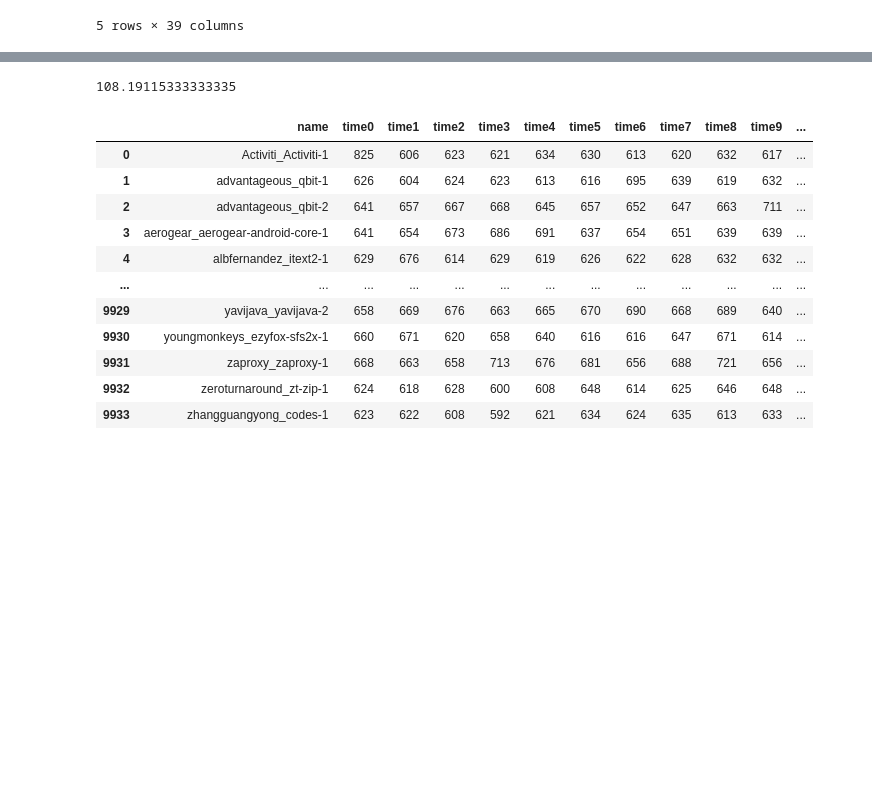
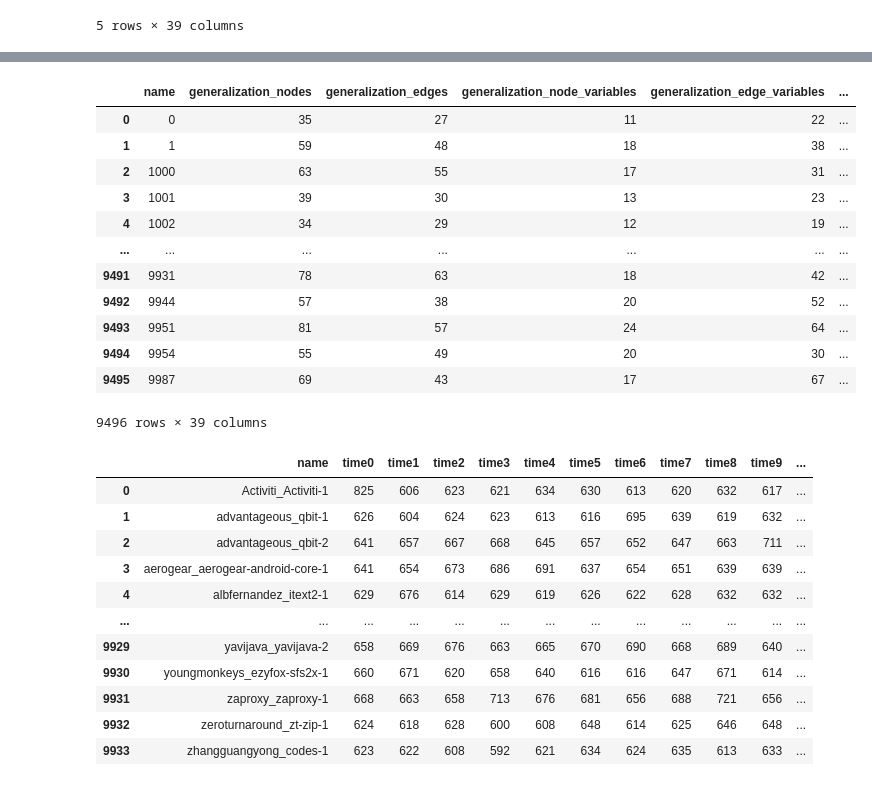
Before and after one commit to mreza-kiani/graph-generalization-algorithm, a Jupyter notebook: src/main/resources/scripts/performance/CodeSearchNet/analyzer.ipynb, the cells around one changed output, grey strips where cells are left out. Saved outputs shown, nothing was run; the diff lists cells and outputs as text; code cells hidden in the pictures; blank space fills up the shorter version.

```diff
--- a/src/main/resources/scripts/performance/CodeSearchNet/analyzer.ipynb
+++ b/src/main/resources/scripts/performance/CodeSearchNet/analyzer.ipynb
@@ -92,8 +87,19 @@ df.head()
-# %%
-df.avg_time.sum() / 60000
-may_df.avg_time.sum() / 60000
-# %% [output]
-108.19115333333335
+# %%
+df
+# %% [output]
+|  | name | generalization_nodes | generalization_edges | generalization_node_variables | generalization_edge_variables | ... |
+| 0 | 0 | 35 | 27 | 11 | 22 | ... |
+| 1 | 1 | 59 | 48 | 18 | 38 | ... |
+| 2 | 1000 | 63 | 55 | 17 | 31 | ... |
+| 3 | 1001 | 39 | 30 | 13 | 23 | ... |
+| 4 | 1002 | 34 | 29 | 12 | 19 | ... |
+| ... | ... | ... | ... | ... | ... | ... |
+| 9491 | 9931 | 78 | 63 | 18 | 42 | ... |
+| 9492 | 9944 | 57 | 38 | 20 | 52 | ... |
+| 9493 | 9951 | 81 | 57 | 24 | 64 | ... |
+| 9494 | 9954 | 55 | 49 | 20 | 30 | ... |
+| 9495 | 9987 | 69 | 43 | 17 | 67 | ... |
+9496 rows × 39 columns
 # %%
 import math
 may_df = pd.read_csv("ASGardOnCSNSimilarV2.csv")
```
Also changed, not shown: parts of 7 cells of this notebook, 15 other files.
